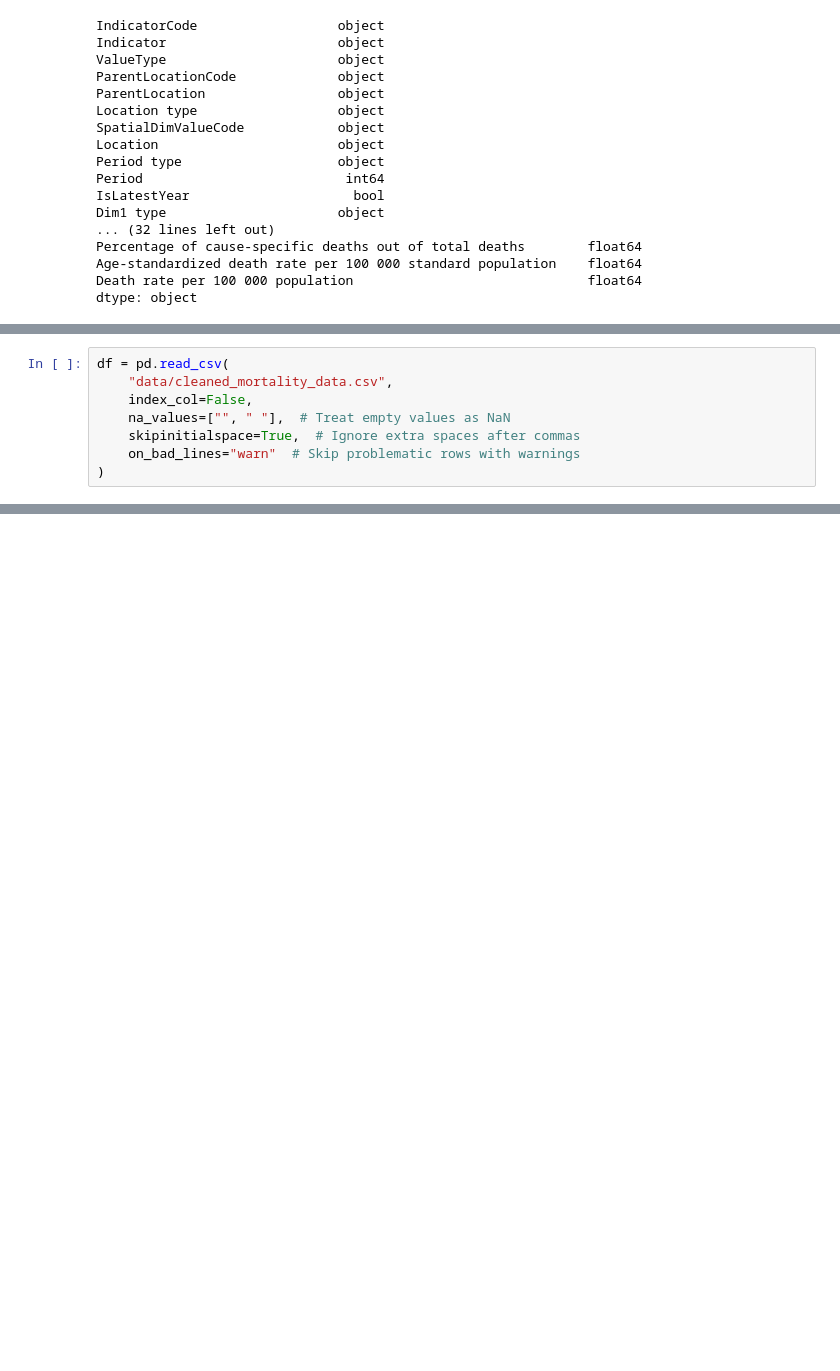
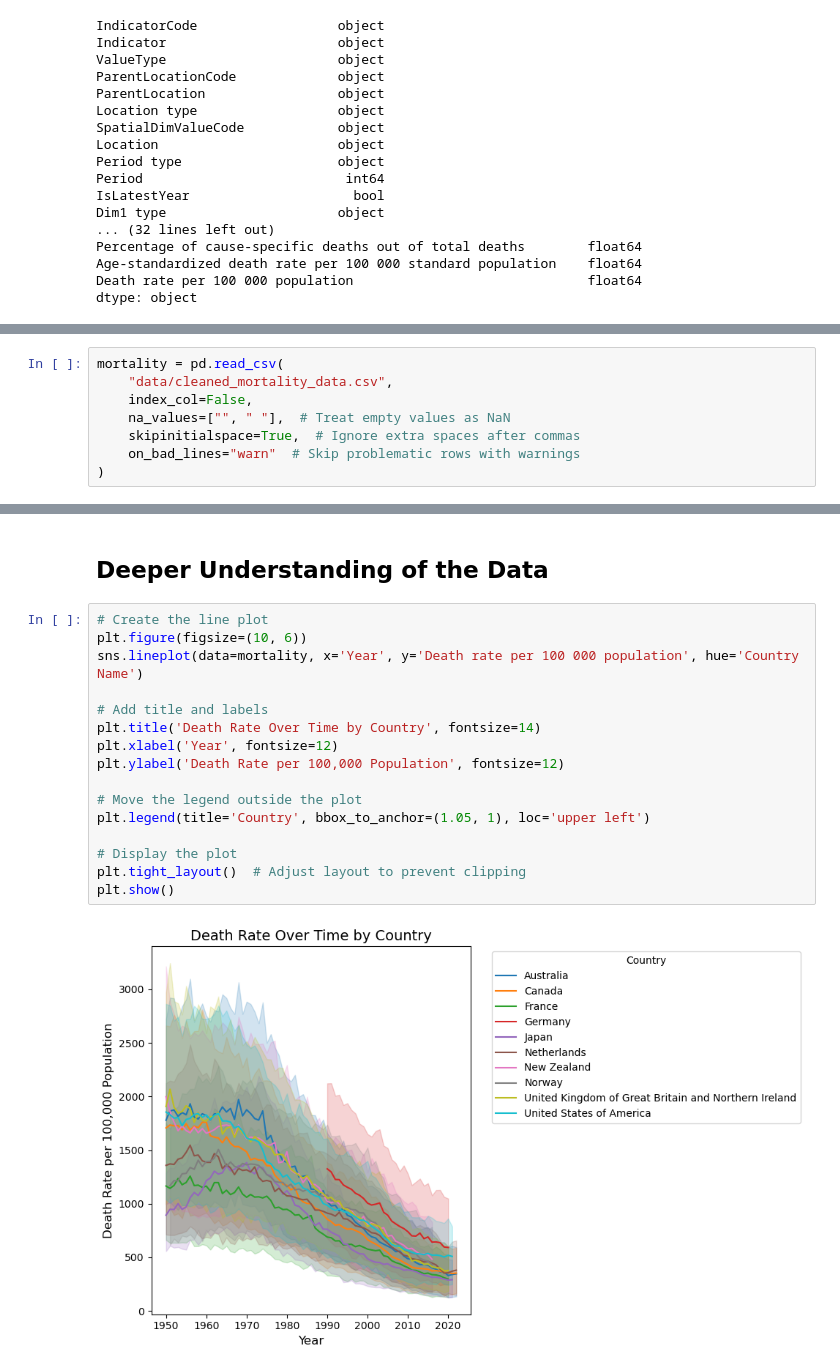
Before and after one commit to Dylanuripark/CS109-CardiovascularHealth, a Jupyter notebook: main.ipynb, the cells around one changed output, grey strips where cells are left out. Drawn from its saved outputs; the diff is of its cells as text; blank space fills up the shorter version.

```diff
--- a/main.ipynb
+++ b/main.ipynb
@@ -133,5 +178,5 @@ dtype: object
 # %%
-df = pd.read_csv(
+mortality = pd.read_csv(
     "data/cleaned_mortality_data.csv",
     index_col=False,
     na_values=["", " "],  # Treat empty values as NaN
@@ -193,0 +286,20 @@ DataFrame saved to data/cleaned_mortality_data.csv
+# %% [markdown]
+## Deeper Understanding of the Data <a id="4"></a>
+# %%
+# Create the line plot
+plt.figure(figsize=(10, 6))
+sns.lineplot(data=mortality, x='Year', y='Death rate per 100 000 population', hue='Country Name')
+
+# Add title and labels
+plt.title('Death Rate Over Time by Country', fontsize=14)
+plt.xlabel('Year', fontsize=12)
+plt.ylabel('Death Rate per 100,000 Population', fontsize=12)
+
+# Move the legend outside the plot
+plt.legend(title='Country', bbox_to_anchor=(1.05, 1), loc='upper left')
+
+# Display the plot
+plt.tight_layout()  # Adjust layout to prevent clipping
+plt.show()
+# %% [output]
+[figure, added]
```
Also changed, not shown: parts of 19 cells of this notebook, 2 other files.
